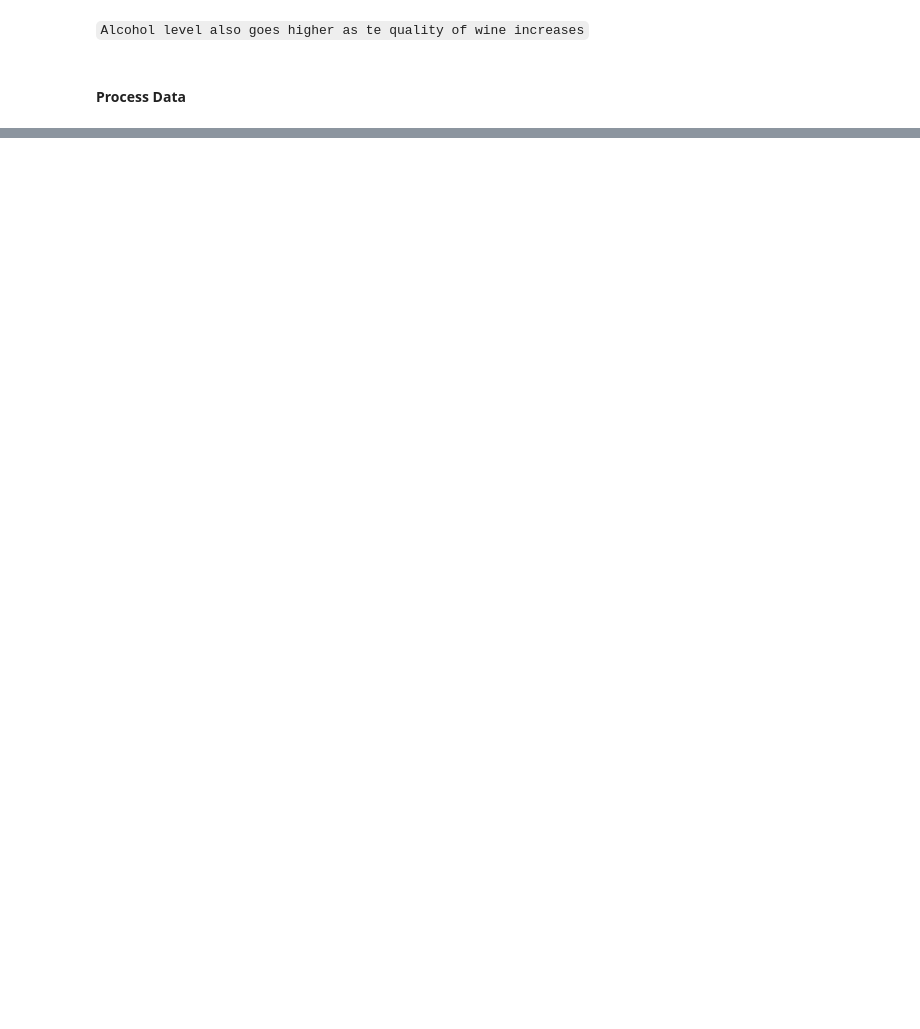
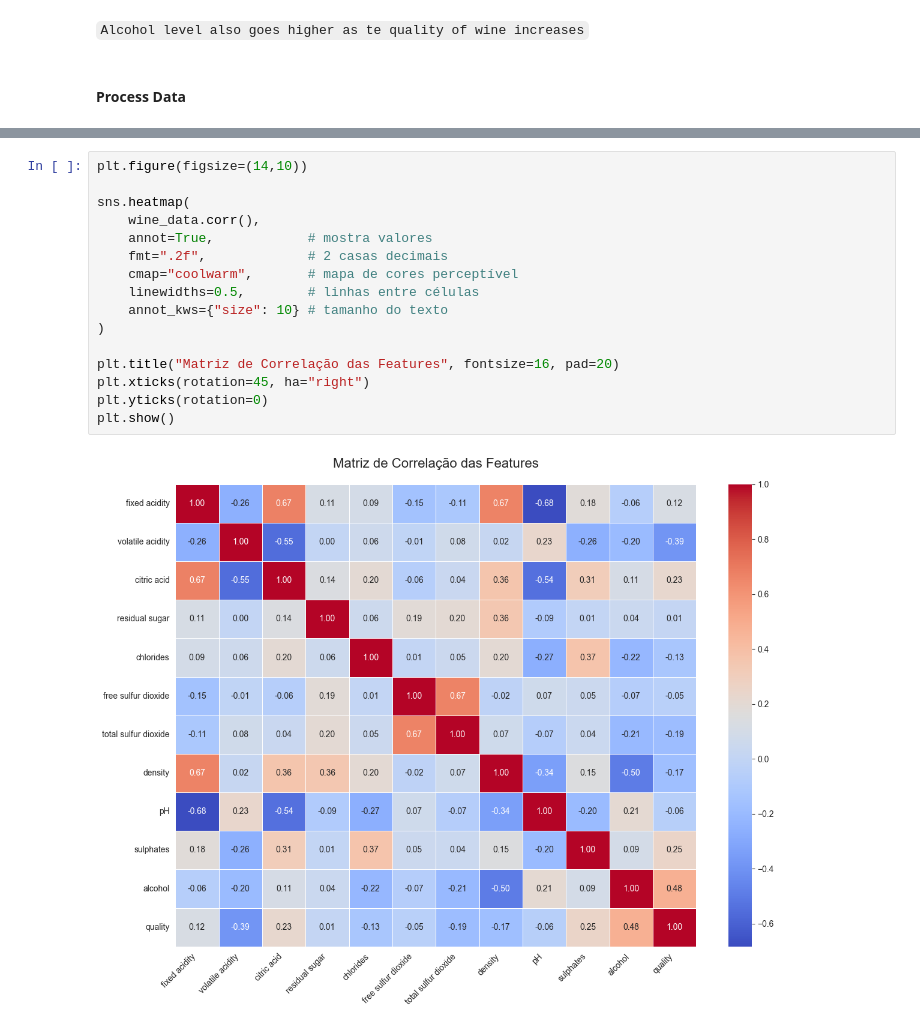
Before and after one commit to tomasgferreira06/ML_TP, a Jupyter notebook: proj.ipynb, the cells around one changed output, grey strips where cells are left out. Saved outputs shown, nothing was run; the diff lists cells and outputs as text; blank space fills up the shorter version.

```diff
--- a/proj.ipynb
+++ b/proj.ipynb
@@ -171,0 +306,18 @@ wine_data['quality_category'] = wine_data['quality'].apply(lambda x: 'above-aver
+# %%
+plt.figure(figsize=(14,10))
+
+sns.heatmap(
+    wine_data.corr(),
+    annot=True,            # mostra valores
+    fmt=".2f",             # 2 casas decimais
+    cmap="coolwarm",       # mapa de cores perceptível
+    linewidths=0.5,        # linhas entre células
+    annot_kws={"size": 10} # tamanho do texto
+)
+
+plt.title("Matriz de Correlação das Features", fontsize=16, pad=20)
+plt.xticks(rotation=45, ha="right")
+plt.yticks(rotation=0)
+plt.show()
+# %% [output]
+[figure, added]
```
Also changed, not shown: parts of 19 cells of this notebook, 1 other file.
